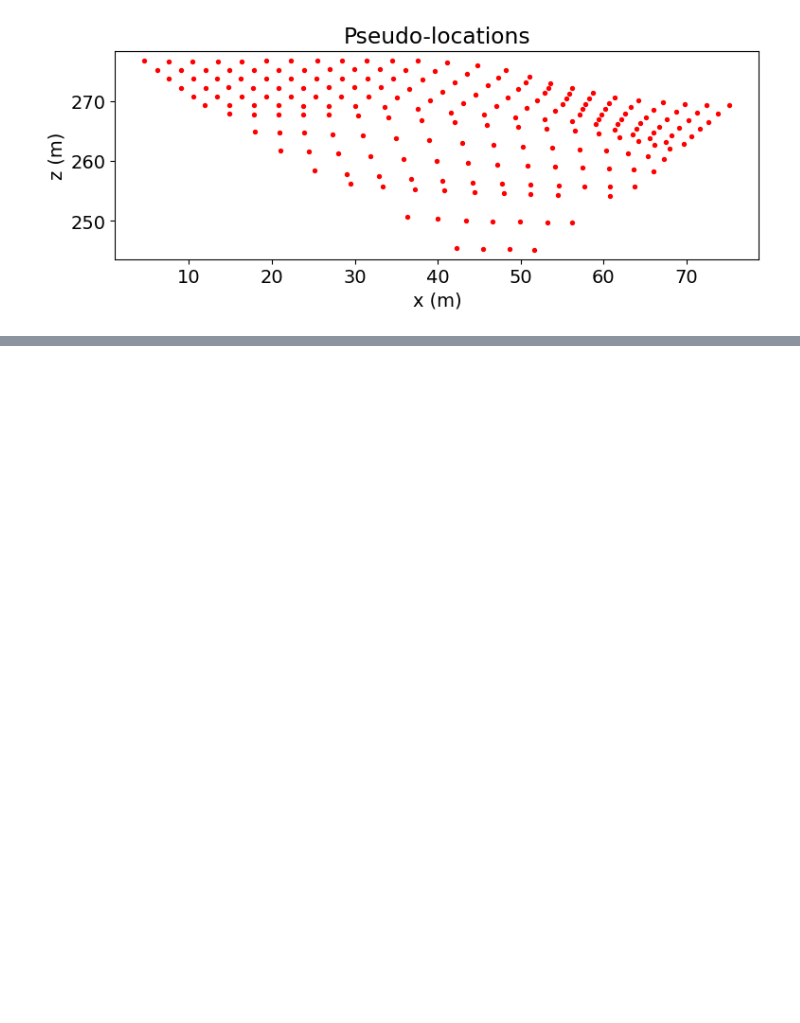
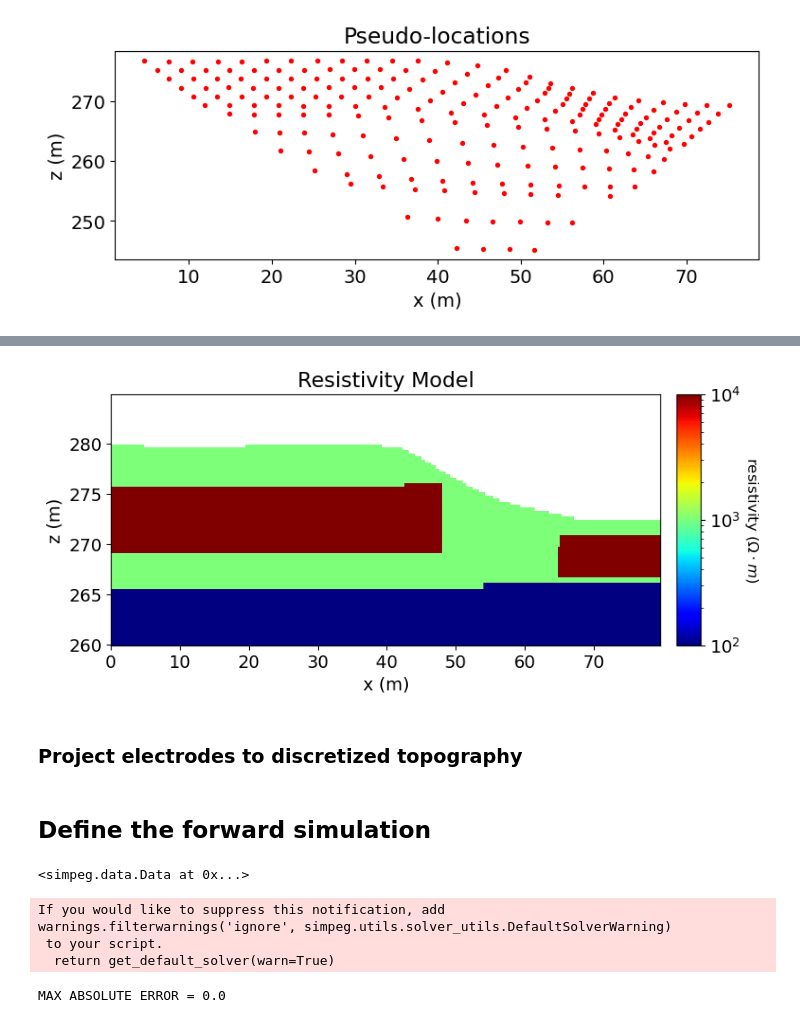
Before and after one commit to rbcmendoza/eosc-556b-project, a Jupyter notebook: phase1.ipynb, the cells around one changed output, grey strips where cells are left out. Cells and saved outputs as stored; diff of their text form; code cells hidden in the pictures; blank space fills up the shorter version.

```diff
--- a/phase1.ipynb
+++ b/phase1.ipynb
@@ -270,0 +343,17 @@ plt.show()
+# %%
+# Indices of the active mesh cells from topography (e.g. cells below surface)
+topo = topo_2d.to_numpy()
+active_cells = active_from_xyz(mesh, topo)
+
+# number of active cells
+n_active = np.sum(active_cells)
+# %%
+# air_conductivity = 1e-8
+# background_conductivity = 1e-2
+# conductor_conductivity = 1e-1
+# resistor_conductivity = 1e-3
+
+air_resistivity = 1e+8
+mud_resistivity = 1e+2
+sand_resistivity = 1e+3
+gravel_resistivity = 1e+4
@@ -270,0 +391,32 @@ plt.show()
+# %%
+# Generate a mapping to ignore inactice cells in plot
+plotting_map = maps.InjectActiveCells(mesh, active_cells, np.nan)
+# %%
+fig = plt.figure(figsize=(9, 4))
+
+norm = LogNorm(vmin=1e+2, vmax=1e+4)
+
+ax1 = fig.add_axes([0.14, 0.17, 0.68, 0.7])
+mesh.plot_image(
+    plotting_map * resistivity_model,
+    ax=ax1,
+    grid=False,
+    pcolor_opts={"norm": norm, "cmap": mpl.cm.jet},
+)
+ax1.set_xlim(np.min(topo_2d.iloc[:,0]), np.max(topo_2d.iloc[:,0]))
+ax1.set_ylim(np.max(topo_2d.iloc[:,1])-20, np.max(topo_2d.iloc[:,1]+5))
+ax1.set_title("Resistivity Model")
+ax1.set_xlabel("x (m)")
+ax1.set_ylabel("z (m)")
+
+ax2 = fig.add_axes([0.84, 0.17, 0.03, 0.7])
+cbar = mpl.colorbar.ColorbarBase(
+    ax2, norm=norm, orientation="vertical", cmap=mpl.cm.jet
+)
+cbar.set_label(r"resistivity ($\Omega \cdot m$)", rotation=270, labelpad=15, size=12)
+
+plt.show()
+# %% [output]
+[figure, added]
+# %% [markdown]
+### Project electrodes to discretized topography
@@ -270,0 +425,2 @@ plt.show()
+# %% [markdown]
+## Define the forward simulation
@@ -270,0 +437,11 @@ plt.show()
+# %%
+survey.set_geometric_factor(space_type='half-space')
+# %% [output]
+<simpeg.data.Data at 0x...>
+# %%
+dpred_con = simulation_con.dpred(conductivity_model)
+# %% [output]
+If you would like to suppress this notification, add
+warnings.filterwarnings('ignore', simpeg.utils.solver_utils.DefaultSolverWarning)
+ to your script.
+  return get_default_solver(warn=True)
@@ -270,0 +450,4 @@ plt.show()
+# %%
+print("MAX ABSOLUTE ERROR = {}".format(np.max(np.abs(dpred_con - dpred_res))))
+# %% [output]
+MAX ABSOLUTE ERROR = 0.0
```
Also changed, not shown: parts of 15 cells of this notebook.
